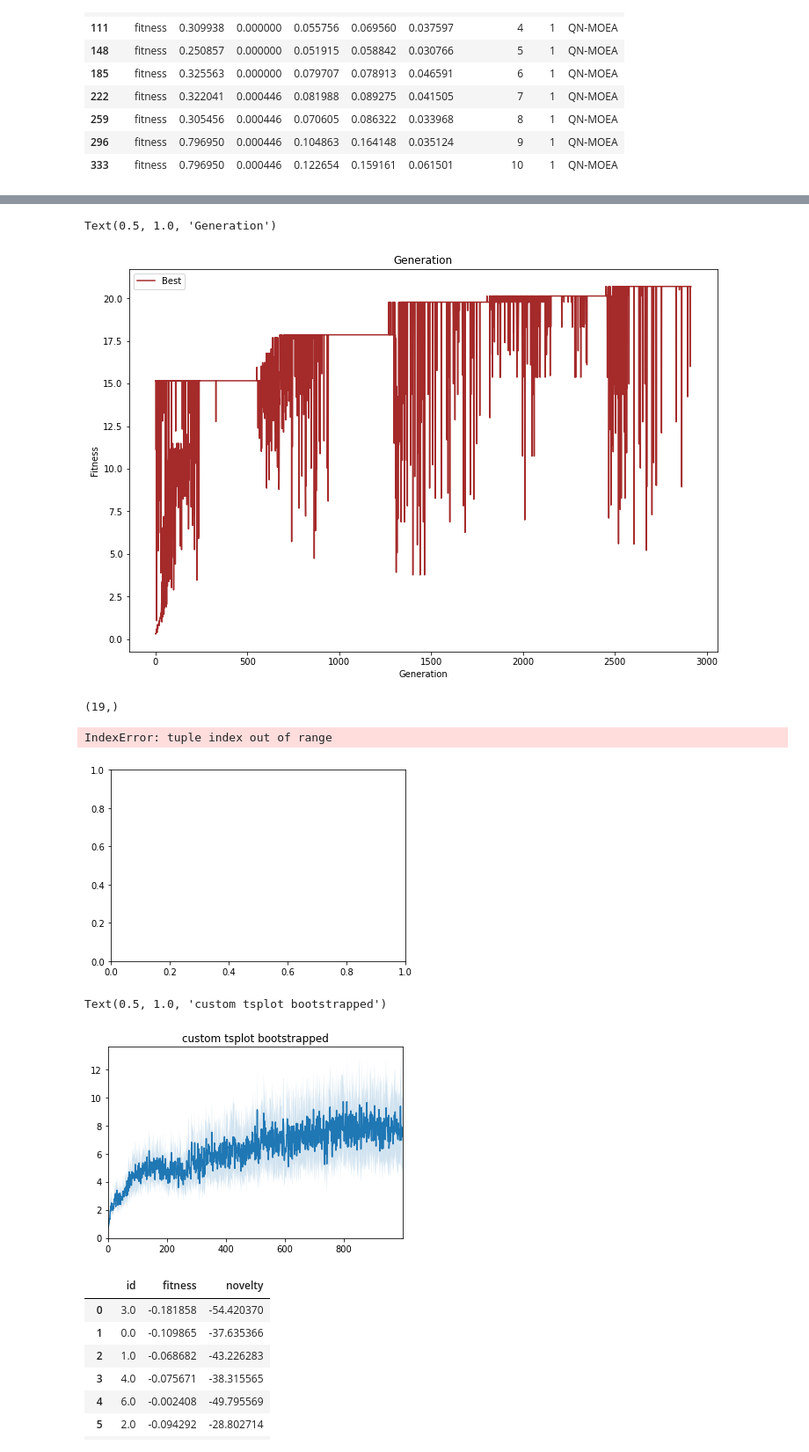
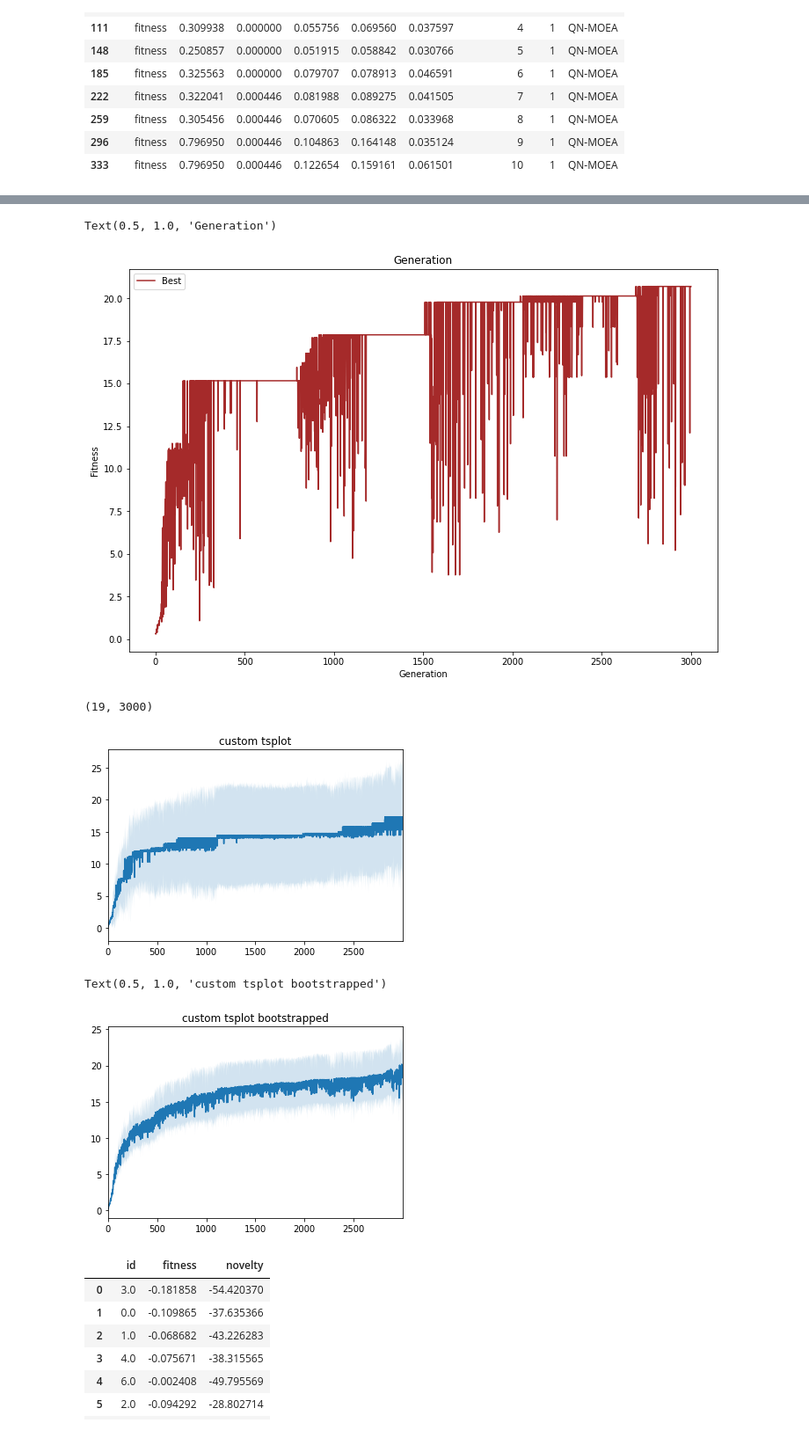
Before and after one commit to leguiart/MSc_Thesis, a Jupyter notebook: experiments/Analytics/ResultsAnalysisDescriptive.ipynb, the cells around one changed output, grey strips where cells are left out. Shown at 88% size. Cells and saved outputs as stored; diff of their text form; code cells hidden in the pictures.

```diff
--- a/experiments/Analytics/ResultsAnalysisDescriptive.ipynb
+++ b/experiments/Analytics/ResultsAnalysisDescriptive.ipynb
@@ -27,5 +27,5 @@ Requirement already satisfied: kiwisolver>=1.0.1 in /home/leguiart/miniconda3/li
 Requirement already satisfied: pytz>=2017.3 in /home/leguiart/miniconda3/lib/python3.8/site-packages (from pandas>=0.23->seaborn) (2021.1)
 Requirement already satisfied: six>=1.5 in /home/leguiart/miniconda3/lib/python3.8/site-packages (from python-dateutil>=2.1->matplotlib>=2.2->seaborn) (1.16.0)
 # %%
-BodyBrain_stats = pd.read_csv('/media/leguiart/LuisExtra/ExperimentsData2/BodyBrainQN_stats.csv')
+BodyBrain_stats = pd.read_csv('/media/leguiart/LuisExtra/ExperimentsData2/BodyBrainQN_stats_cleaned.csv')
 BodyBrain_raw = pd.read_csv('/media/leguiart/LuisExtra/ExperimentsData2/BodyBrainQN_cleaned.csv')
@@ -248,12 +174,12 @@ plt.show()
 # %%
-run1.plot(x='Generation', y='Best',
+run2.plot(x='Generation', y='Best',
                     figsize=(12, 8), color='brown')
 
 plt.ylabel('Fitness')
 plt.title('Generation')
 # %% [output]
 Text(0.5, 1.0, 'Generation')
-[figure, old version]
+[figure, new version]
 # %%
 
 
@@ -281,7 +207,7 @@ fitness_mean_mat = np.array(fitness_mean_mat)
 # %%
 fitness_max_mat.shape
 # %% [output]
-(19,)
+(19, 3000)
 # %%
 fig, (ax2) = plt.subplots(ncols=1, sharey=True)
 
@@ -291,8 +217,7 @@ ax2.set_title("custom tsplot")
 
 plt.show()
 # %% [output]
-IndexError: tuple index out of range
-[figure, old version]
+[figure, new version]
 # %%
 
 
@@ -318,13 +243,13 @@ def tsplotboot(ax, data,ci = 68, **kw):
 # %%
 fig, (ax2) = plt.subplots(ncols=1, sharey=True)
 
 #tsplot(ax, fitness_max_mat)
-tsplotboot(ax2, fitness_max_mat[:, :1000], ci=95)
+tsplotboot(ax2, fitness_max_mat[:, :3000], ci=95)
 #ax.set_title("custom tsplot")
 ax2.set_title("custom tsplot bootstrapped")
 # %% [output]
 Text(0.5, 1.0, 'custom tsplot bootstrapped')
-[figure, old version]
+[figure, new version]
 # %%
 pareto_plot = np.array([[-1.81857872e-01, -5.44203700e+01],
        [-1.09865479e-01, -3.76353661e+01],
```
Also changed, not shown: parts of 7 cells of this notebook, 10 other files.
